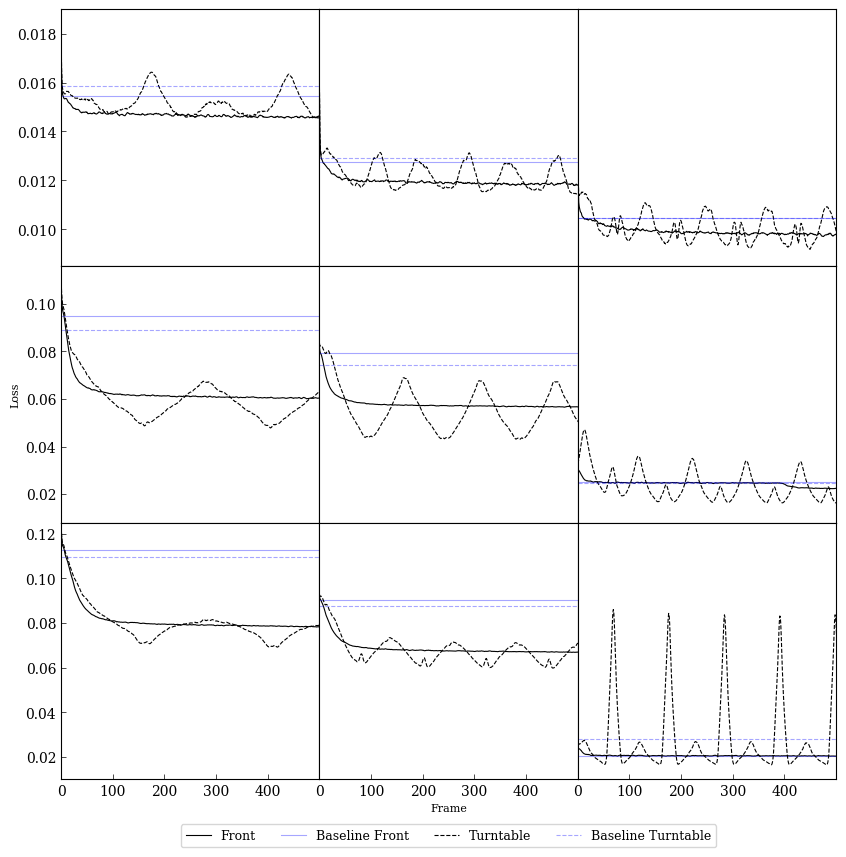
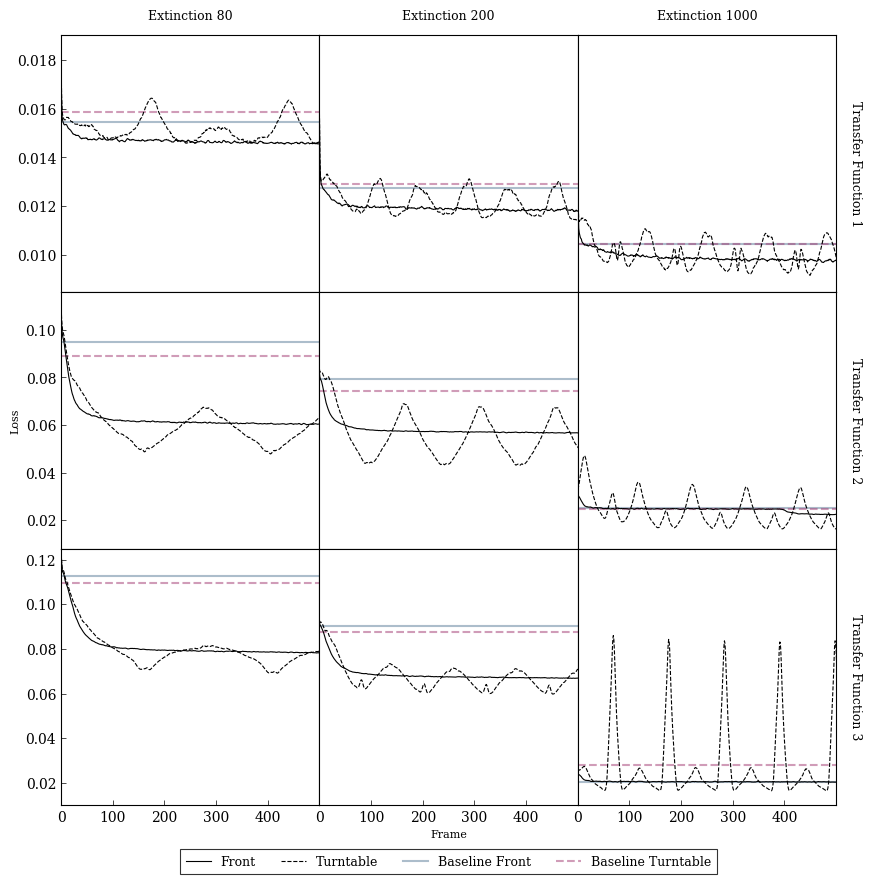
The change to this notebook cell's code, shown as a diff; its figure went from the first image to the second:
--- before
+++ after
@@ -2,4 +2,8 @@
 
 ylims = [(0.0085, 0.019), (0.008, 0.116), (0.01, 0.125)]
+baseline_styles = {
+    'front': dict(color='#5B7C99', linestyle='-'),
+    'turntable': dict(color='#A23B72', linestyle='--'),
+}
 
 for i, tf in enumerate([1, 2, 3]):
@@ -20,16 +24,13 @@
             ax[i, j].axhline(
                 y=np.mean(baselines),
-                color='blue',
-                alpha=0.35,
+                **baseline_styles[camera],
+                alpha=0.5,
+                linewidth=1.5,
                 label='Baseline ' + camera.capitalize(),
-                linestyle=('--', '-')[camera == 'front'],
+                zorder=1,
             )
 
         ax[i, j].set_xlim(0, 500)
         ax[i, j].set_ylim(ylims[i])
-        if i == 2 and j == 1:
-            ax[i, j].set_xlabel('Frame')
-        if i == 1 and j == 0:
-            ax[i, j].set_ylabel('Loss')
         if i < 2:
             ax[i, j].set_xticks([])
@@ -38,6 +39,38 @@
         if j > 0:
             ax[i, j].set_yticks([])
-        if i == 2 and j == 1:
-            ax[i, j].legend(ncol=4, bbox_to_anchor=(0.5, -0.15), loc='upper center')
+        if i == 0:
+            ax[i, j].annotate(
+                'Extinction ' + str(extinction),
+                xy=(0.5, 1.05),
+                xycoords='axes fraction',
+                ha='center',
+                va='bottom',
+                fontsize=9,
+            )
+        if j == 2:
+            ax[i, j].annotate(
+                'Transfer Function ' + str(tf),
+                xy=(1.05, 0.5),
+                xycoords='axes fraction',
+                ha='left',
+                va='center',
+                rotation=270,
+                fontsize=9,
+            )
+
+ax[2, 1].set_xlabel('Frame')
+ax[1, 0].set_ylabel('Loss')
+
+handles, labels = ax[2, 1].get_legend_handles_labels()
+order = ['Front', 'Turntable', 'Baseline Front', 'Baseline Turntable']
+ordered = [(h, la) for name in order for h, la in zip(handles, labels) if la == name]
+h_sorted, l_sorted = zip(*ordered)
+legend = ax[2, 1].legend(
+    h_sorted, l_sorted, ncol=4, bbox_to_anchor=(0.5, -0.15), loc='upper center'
+)
+frame = legend.get_frame()
+frame.set_edgecolor('black')
+frame.set_linewidth(0.8)
+frame.set_boxstyle('Square', pad=0.05)
 
 plt.subplots_adjust(wspace=0, hspace=0)

Commit: Create images for model evaluation